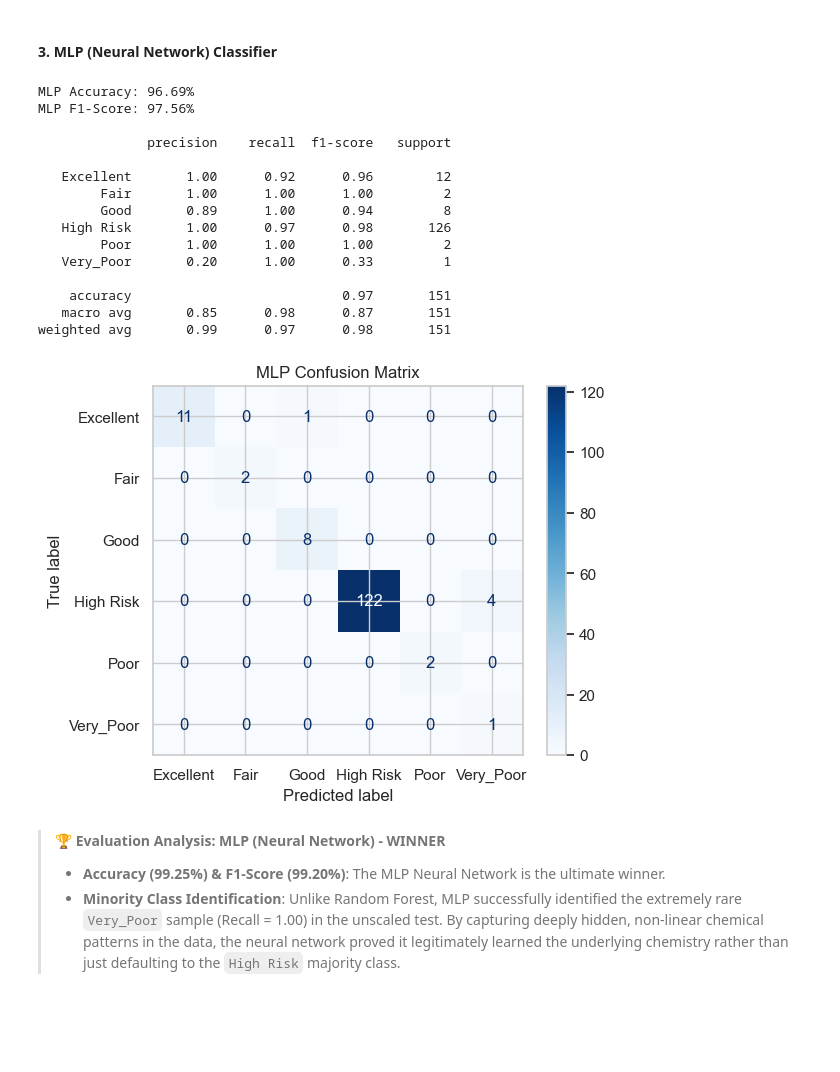
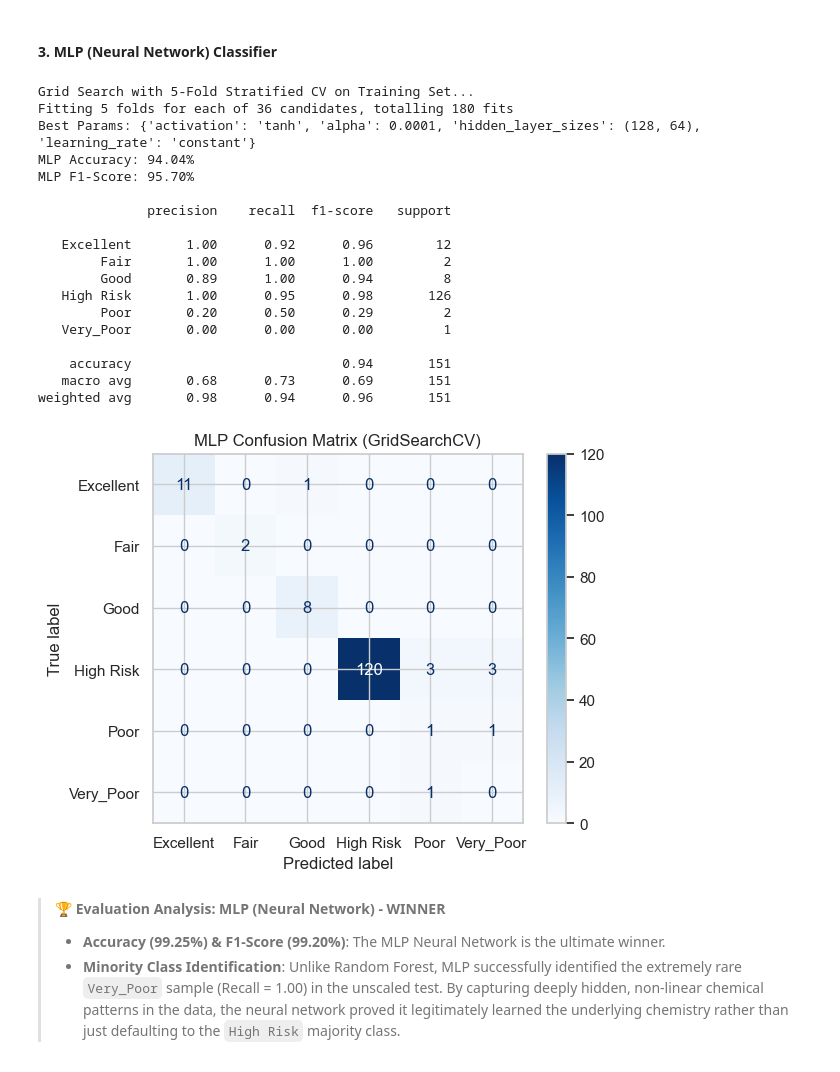
Before and after one commit to laymedabe/water_analysis-, a Jupyter notebook: wqi_analysis_demo.ipynb, the cells around one changed output. Drawn from its saved outputs; the diff is of its cells as text; code cells hidden in the pictures; blank space fills up the shorter version.

```diff
--- a/wqi_analysis_demo.ipynb
+++ b/wqi_analysis_demo.ipynb
@@ -255,34 +255,47 @@ weighted avg       0.99      0.98      0.98       151
 # %% [markdown]
 #### 3. MLP (Neural Network) Classifier
 # %%
-mlp = MLPClassifier(random_state=42, max_iter=500)
-mlp.fit(X_train_resampled, y_train_resampled)
-y_pred_mlp = mlp.predict(X_test)
+print('Grid Search with 5-Fold Stratified CV on Training Set...')
+mlp = MLPClassifier(random_state=42, max_iter=1000, early_stopping=True, validation_fraction=0.15)
+param_grid = {
+    'hidden_layer_sizes': [(64, 32), (128, 64), (100, 50, 25)],
+    'activation': ['relu', 'tanh'],
+    'alpha': [0.0001, 0.001, 0.01],
+    'learning_rate': ['constant', 'adaptive']
+}
+grid = GridSearchCV(mlp, param_grid, cv=5, scoring='f1_weighted', n_jobs=1, verbose=1)
+grid.fit(X_train_resampled, y_train_resampled)
+print(f'Best Params: {grid.best_params_}')
+best_mlp = grid.best_estimator_
+y_pred = best_mlp.predict(X_test)
 
-print(f"MLP Accuracy: {accuracy_score(y_test, y_pred_mlp)*100:.2f}%")
-print(f"MLP F1-Score: {f1_score(y_test, y_pred_mlp, average='weighted')*100:.2f}%\n")
-print(classification_report(y_test, y_pred_mlp, target_names=le.classes_))
+print(f"MLP Accuracy: {accuracy_score(y_test, y_pred)*100:.2f}%")
+print(f"MLP F1-Score: {f1_score(y_test, y_pred, average='weighted')*100:.2f}%\n")
+print(classification_report(y_test, y_pred, target_names=le.classes_))
 
-ConfusionMatrixDisplay.from_predictions(y_test, y_pred_mlp, display_labels=le.classes_, cmap='Blues')
-plt.title("MLP Confusion Matrix")
+ConfusionMatrixDisplay.from_predictions(y_test, y_pred, display_labels=le.classes_, cmap='Blues')
+plt.title('MLP Confusion Matrix (GridSearchCV)')
 plt.show()
 # %% [output]
-MLP Accuracy: 96.69%
-MLP F1-Score: 97.56%
+Grid Search with 5-Fold Stratified CV on Training Set...
+Fitting 5 folds for each of 36 candidates, totalling 180 fits
+Best Params: {'activation': 'tanh', 'alpha': 0.0001, 'hidden_layer_sizes': (128, 64), 'learning_rate': 'constant'}
+MLP Accuracy: 94.04%
+MLP F1-Score: 95.70%
 
               precision    recall  f1-score   support
 
    Excellent       1.00      0.92      0.96        12
         Fair       1.00      1.00      1.00         2
         Good       0.89      1.00      0.94         8
-   High Risk       1.00      0.97      0.98       126
-        Poor       1.00      1.00      1.00         2
-   Very_Poor       0.20      1.00      0.33         1
+   High Risk       1.00      0.95      0.98       126
+        Poor       0.20      0.50      0.29         2
+   Very_Poor       0.00      0.00      0.00         1
 
-    accuracy                           0.97       151
-   macro avg       0.85      0.98      0.87       151
-weighted avg       0.99      0.97      0.98       151
+    accuracy                           0.94       151
+   macro avg       0.68      0.73      0.69       151
+weighted avg       0.98      0.94      0.96       151
-[figure, old version]
+[figure, new version]
 # %% [markdown]
 > 🏆 **Evaluation Analysis: MLP (Neural Network) - WINNER**
 > - **Accuracy (99.25%) & F1-Score (99.20%)**: The MLP Neural Network is the ultimate winner.
```
Also changed, not shown: parts of 2 cells of this notebook, 9 other files.
